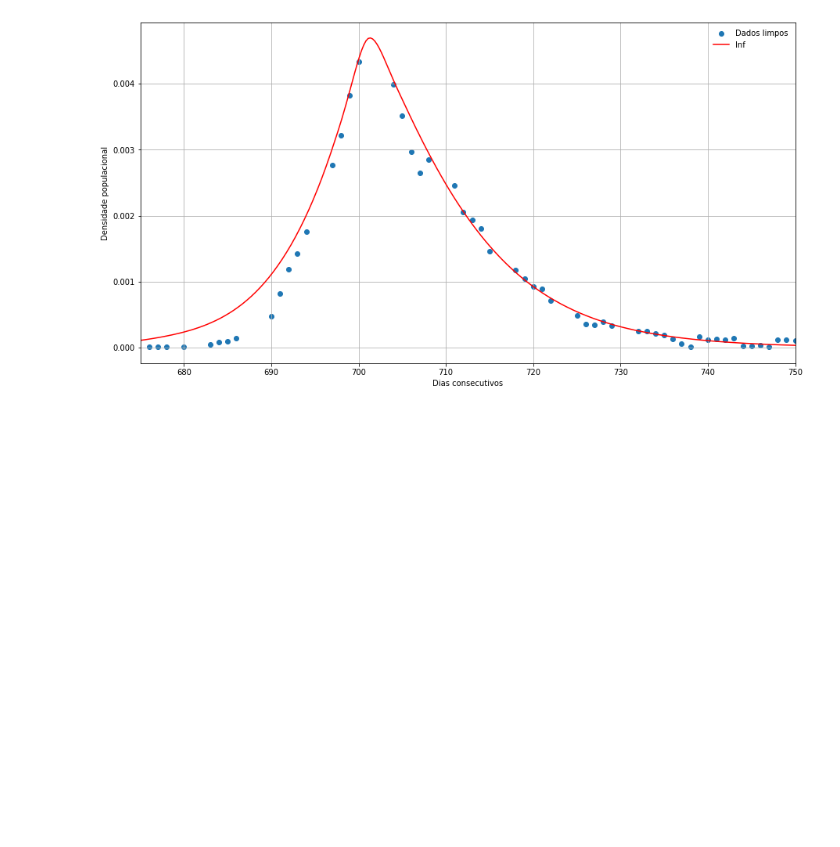
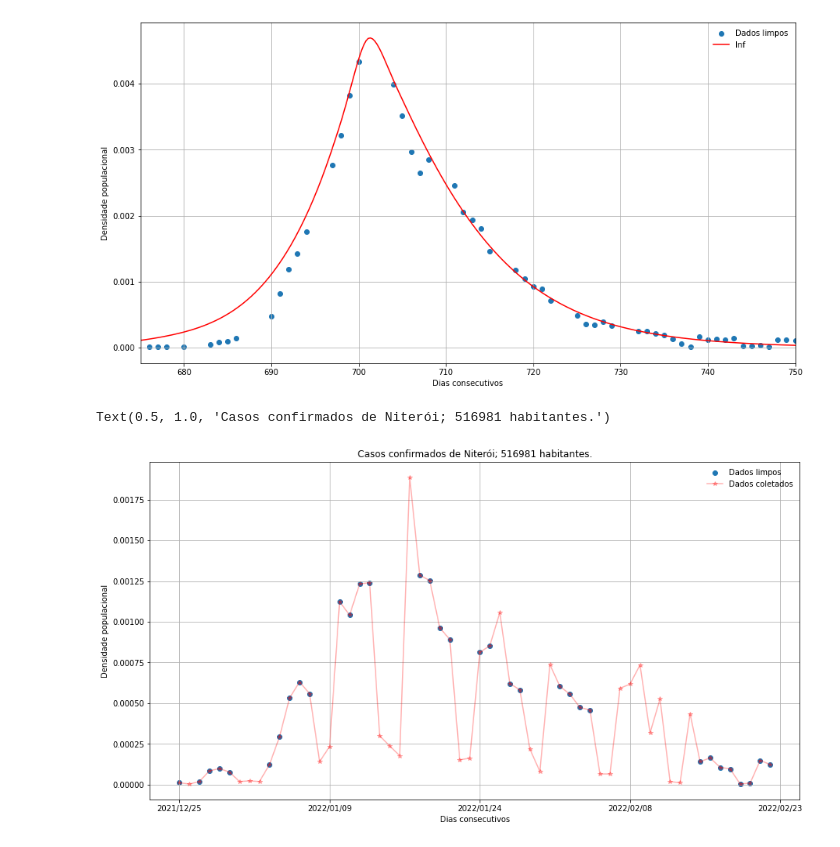
Before and after one commit to isplay/projeto_propagacao_epidemias, a Jupyter notebook: Códigos/Mofificando_o_modelo_SIR.ipynb, the cells around one changed output. Cells and saved outputs as stored; diff of their text form; code cells hidden in the pictures; blank space fills up the shorter version.

```diff
--- a/Códigos/Mofificando_o_modelo_SIR.ipynb
+++ b/Códigos/Mofificando_o_modelo_SIR.ipynb
@@ -1478,3 +1478,52 @@ ax.set_xlim([675,750])
 # %% [output]
 (675.0, 750.0)
 [figure]
+# %%
+
+##############################
+# Entrada
+
+dados0 = pd.read_csv('/home/isplay/projeto_propagacao_epidemias/csv_dados_limpos/Niterói_casos_limpos.csv')
+dados1 = pd.read_csv('/home/isplay/projeto_propagacao_epidemias/csv/Niterói_casos.csv')
+
+população = 516981
+# Fonte: <https://www.ibge.gov.br/cidades-e-estados/rj/niteroi.html> 28/04/2022
+
+nome_cidade = 'Niterói'
+
+# Intervalos
+
+oeste = 650
+leste = 710
+
+##############################
+
+
+meio = int((oeste+leste)/2)
+meio = int((oeste+leste)/2)
+um_quarto = int((oeste+meio)/2)
+tres_quartos = int((meio+leste)/2)
+
+dados0_y_nit = dados0[nome_cidade][oeste:leste].to_numpy()/população
+dados0_x_nit = dados0.index[oeste:leste].to_numpy()
+
+dados1_y_nit = dados1[nome_cidade][oeste:leste].to_numpy()/população
+dados1_x_nit = dados1.index[oeste:leste].to_numpy()
+
+fig, ax = plt.subplots(figsize=(15,8))
+ax.scatter(dados0_x_nit, dados0_y_nit, alpha=1, label='Dados limpos')
+ax.plot(dados1_x_nit, dados1_y_nit,'*-r', alpha=0.3, label='Dados coletados')
+ax.grid(True)
+ax.set_ylabel('Densidade populacional')
+ax.set_xlabel('Dias consecutivos')
+ax.legend(frameon=False)
+#fig.autofmt_xdate(rotation=45)
+
+label = [dados0.loc[oeste]['Datas'],dados0.loc[um_quarto]['Datas'],dados0.loc[meio]['Datas'],
+          dados0.loc[tres_quartos]['Datas'],dados0.loc[leste]['Datas']]
+ax.set_xticks([oeste,um_quarto,meio,tres_quartos,leste], labels=label)
+
+plt.title(f'Casos confirmados de {nome_cidade}; {população} habitantes.')
+# %% [output]
+Text(0.5, 1.0, 'Casos confirmados de Niterói; 516981 habitantes.')
+[figure, added]
```
Also changed, not shown: parts of 2 cells of this notebook.
